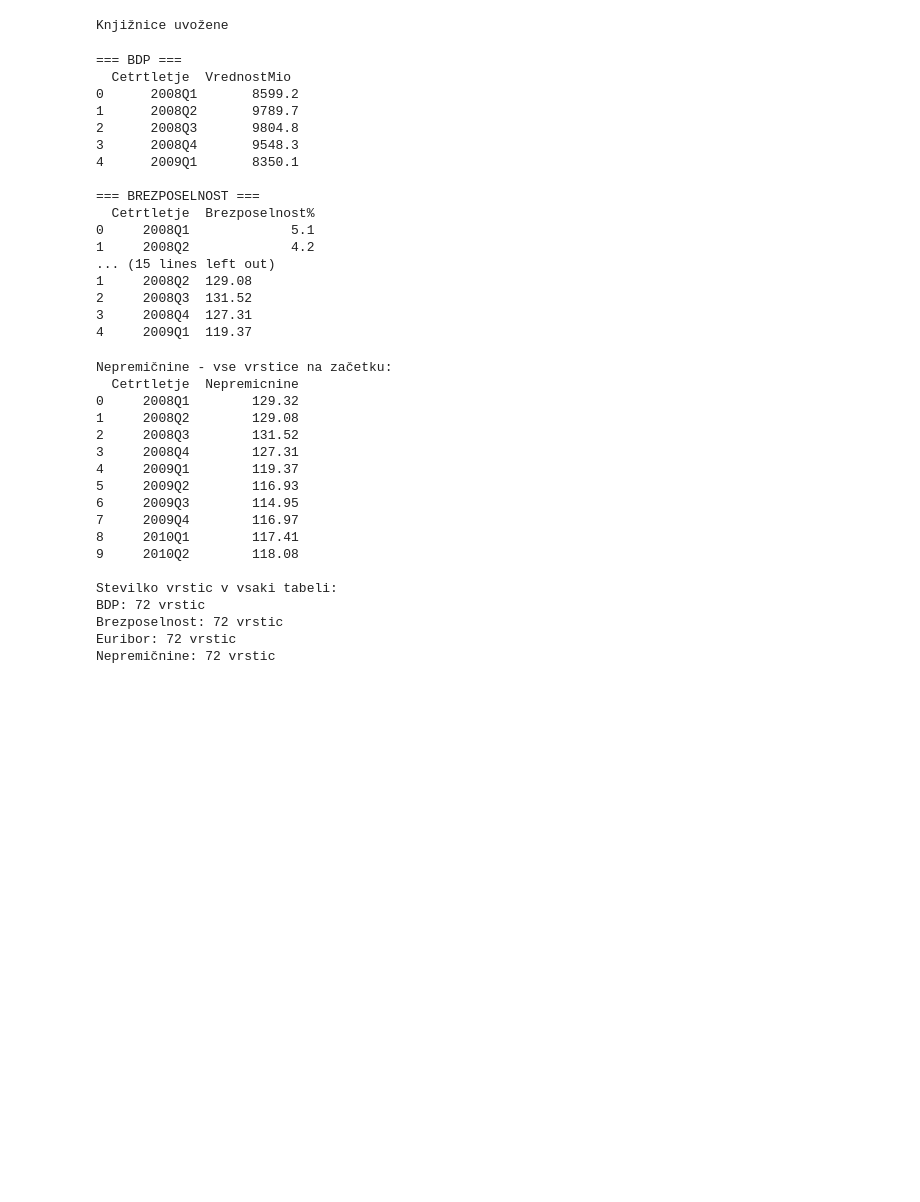
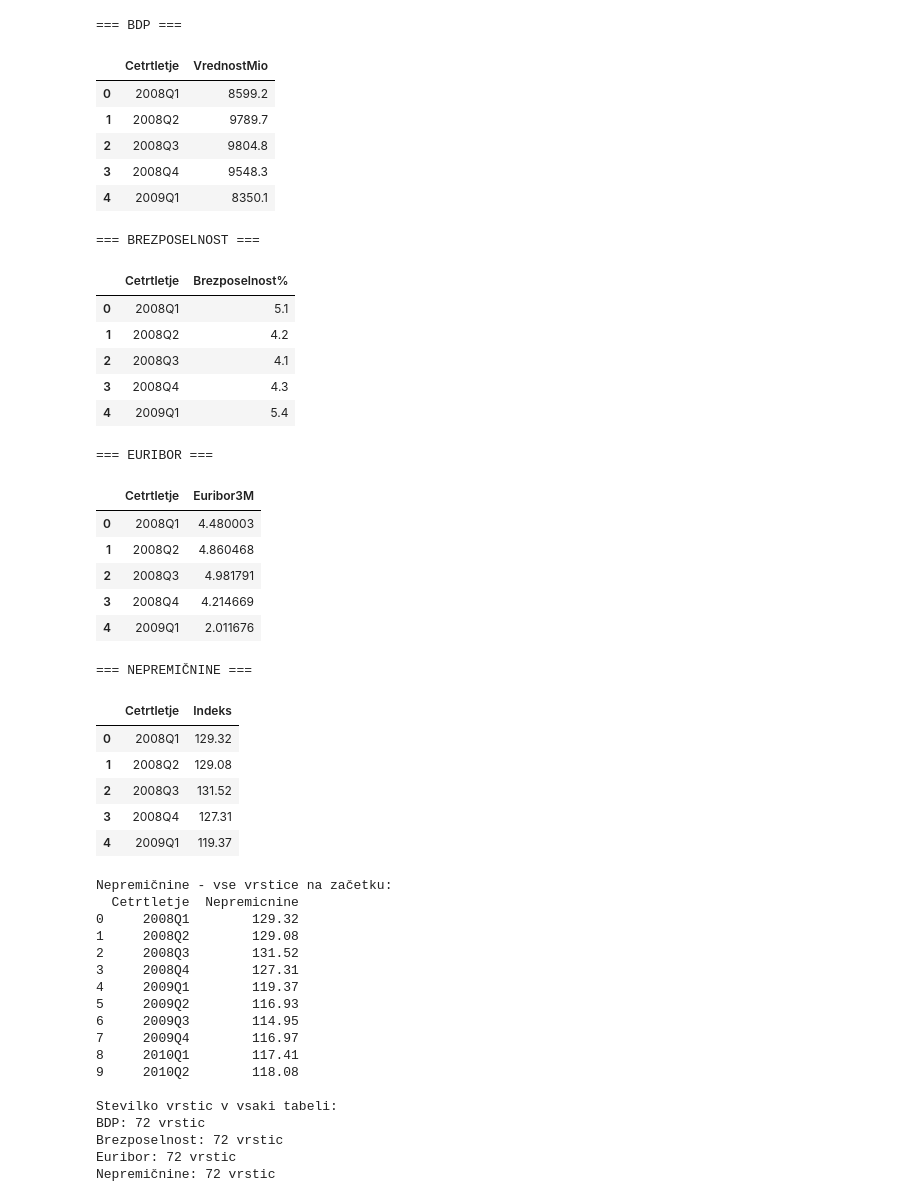
Before and after one commit to Bananckaa7877/NLB_naloga_, a Jupyter notebook: naloga1_casovne_vrste.ipynb, the cells around one changed output. Cells and saved outputs as stored; diff of their text form; code cells hidden in the pictures; blank space fills up the shorter version.

```diff
--- a/naloga1_casovne_vrste.ipynb
+++ b/naloga1_casovne_vrste.ipynb
@@ -9,44 +9,51 @@ import seaborn as sns
 plt.rcParams['figure.figsize'] = (12, 5)
 plt.rcParams['font.size'] = 12
 sns.set_theme(style="whitegrid")
-
-print("Knjižnice uvožene") # FIXME:
-# %% [output]
-Knjižnice uvožene
 # %%
 # Uvoz podatkov
 bdp = pd.read_csv('bdp.csv', sep=None, engine='python')
 brezposelnost = pd.read_csv('brezposelnost.csv', sep=None, engine='python')
 euribor = pd.read_csv('euribor.csv', sep=None, engine='python')
 nepremicnine = pd.read_csv('nepremicnine.csv', sep=None, engine='python')
 
 # Izgled podatkov
 print("=== BDP ===")
-print(bdp.head())
+display(bdp.head())
 print("\n=== BREZPOSELNOST ===")
-print(brezposelnost.head())
+display(brezposelnost.head())
 print("\n=== EURIBOR ===")
-print(euribor.head())
+display(euribor.head())
 print("\n=== NEPREMIČNINE ===")
-print(nepremicnine.head())
+display(nepremicnine.head())
 # %% [output]
 === BDP ===
-  ﻿Cetrtletje  VrednostMio
-0      2008Q1       8599.2
-1      2008Q2       9789.7
-2      2008Q3       9804.8
-3      2008Q4       9548.3
-4      2009Q1       8350.1
-
-=== BREZPOSELNOST ===
-  Cetrtletje  Brezposelnost%
-0     2008Q1             5.1
-1     2008Q2             4.2
-... (15 lines left out)
-1     2008Q2  129.08
-2     2008Q3  131.52
-3     2008Q4  127.31
-4     2009Q1  119.37
+|  | ﻿Cetrtletje | VrednostMio |
+| 0 | 2008Q1 | 8599.2 |
+| 1 | 2008Q2 | 9789.7 |
+| 2 | 2008Q3 | 9804.8 |
+| 3 | 2008Q4 | 9548.3 |
+| 4 | 2009Q1 | 8350.1 |
+=== BREZPOSELNOST ===
+|  | Cetrtletje | Brezposelnost% |
+| 0 | 2008Q1 | 5.1 |
+| 1 | 2008Q2 | 4.2 |
+| 2 | 2008Q3 | 4.1 |
+| 3 | 2008Q4 | 4.3 |
+| 4 | 2009Q1 | 5.4 |
+=== EURIBOR ===
+|  | Cetrtletje | Euribor3M |
+| 0 | 2008Q1 | 4.480003 |
+| 1 | 2008Q2 | 4.860468 |
+| 2 | 2008Q3 | 4.981791 |
+| 3 | 2008Q4 | 4.214669 |
+| 4 | 2009Q1 | 2.011676 |
+=== NEPREMIČNINE ===
+|  | Cetrtletje | Indeks |
+| 0 | 2008Q1 | 129.32 |
+| 1 | 2008Q2 | 129.08 |
+| 2 | 2008Q3 | 131.52 |
+| 3 | 2008Q4 | 127.31 |
+| 4 | 2009Q1 | 119.37 |
 # %%
 # Enotno poimenovanje stolpcev in ureditev vrednosti
 bdp.columns = ['Cetrtletje', 'BDP']
```
Also changed, not shown: parts of 5 cells of this notebook, 2 other files.
